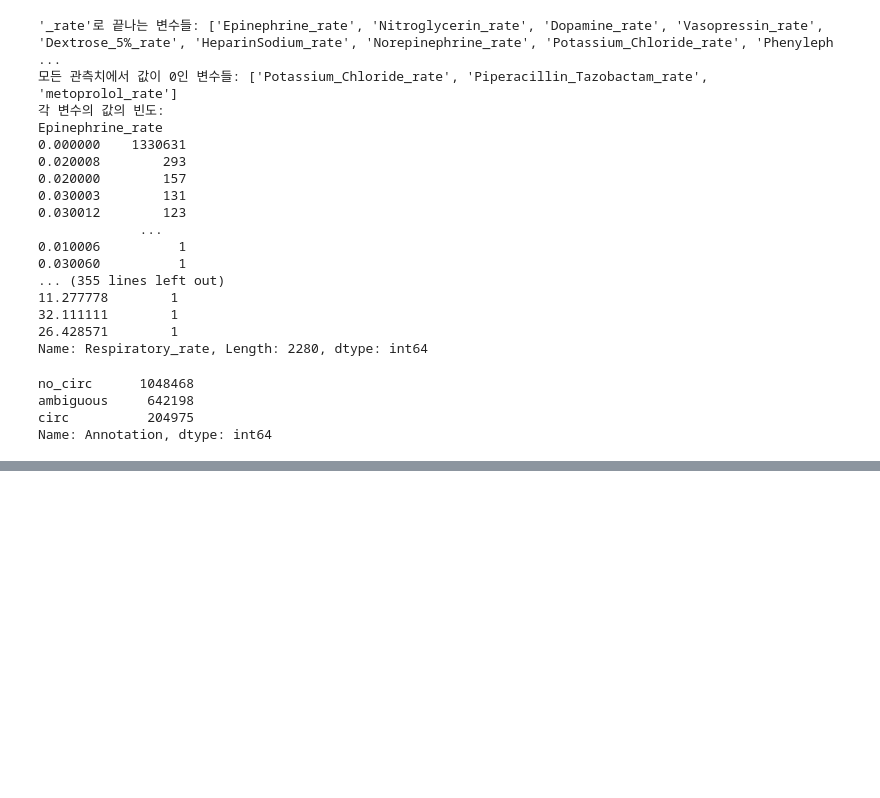
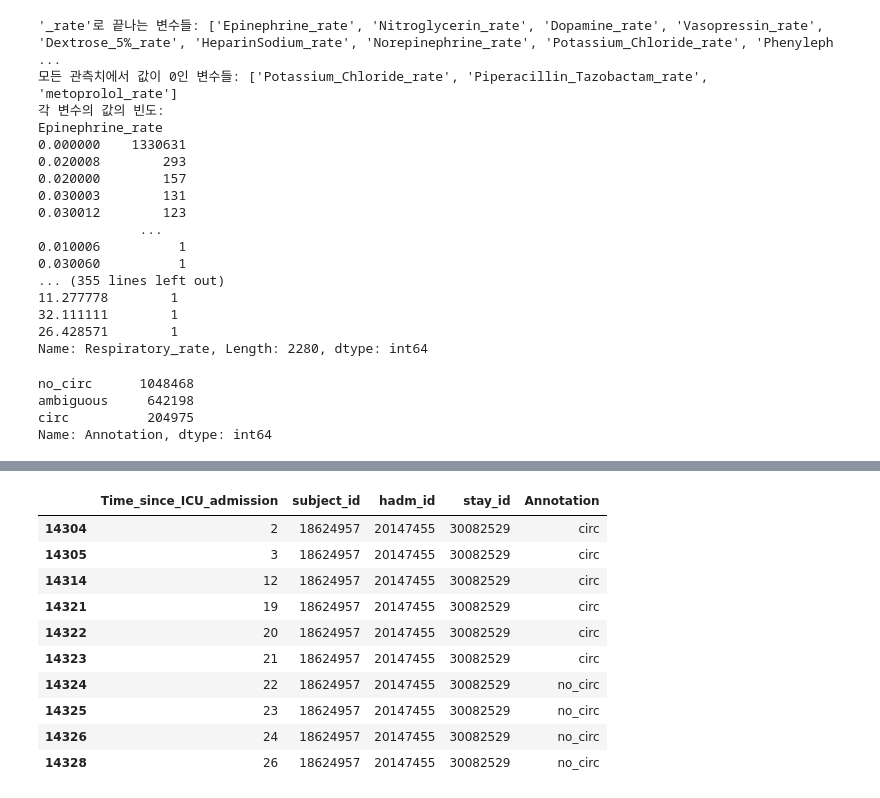
Before and after one commit to Jeong-Eul/CIRC_SCL, a Jupyter notebook: mainCircline.ipynb, the cells around one changed output, grey strips where cells are left out. Saved outputs shown, nothing was run; the diff lists cells and outputs as text; code cells hidden in the pictures; blank space fills up the shorter version.

```diff
--- a/mainCircline.ipynb
+++ b/mainCircline.ipynb
@@ -1433,0 +1442,2 @@ Name: Annotation, dtype: int64
+# %%
+mimic = dataset[['Time_since_ICU_admission','subject_id', 'hadm_id', 'stay_id','Annotation']]
@@ -1433,0 +1453,14 @@ Name: Annotation, dtype: int64
+# %%
+mimic[mimic['stay_id']==mimic.stay_id.unique()[56]].head(10)
+# %% [output]
+|  | Time_since_ICU_admission | subject_id | hadm_id | stay_id | Annotation |
+| 14304 | 2 | 18624957 | 20147455 | 30082529 | circ |
+| 14305 | 3 | 18624957 | 20147455 | 30082529 | circ |
+| 14314 | 12 | 18624957 | 20147455 | 30082529 | circ |
+| 14321 | 19 | 18624957 | 20147455 | 30082529 | circ |
+| 14322 | 20 | 18624957 | 20147455 | 30082529 | circ |
+| 14323 | 21 | 18624957 | 20147455 | 30082529 | circ |
+| 14324 | 22 | 18624957 | 20147455 | 30082529 | no_circ |
+| 14325 | 23 | 18624957 | 20147455 | 30082529 | no_circ |
+| 14326 | 24 | 18624957 | 20147455 | 30082529 | no_circ |
+| 14328 | 26 | 18624957 | 20147455 | 30082529 | no_circ |
```
Also changed, not shown: parts of 17 cells of this notebook.
